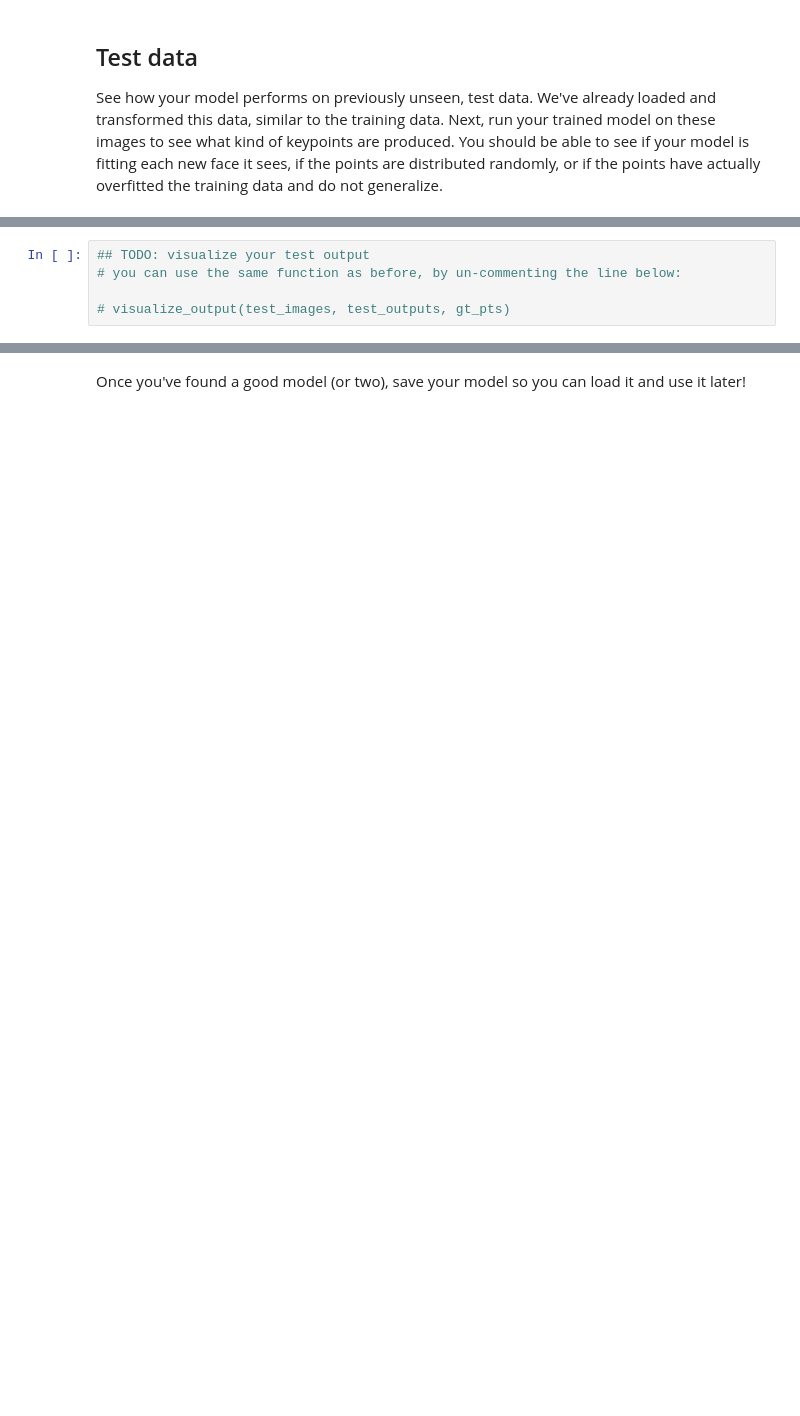
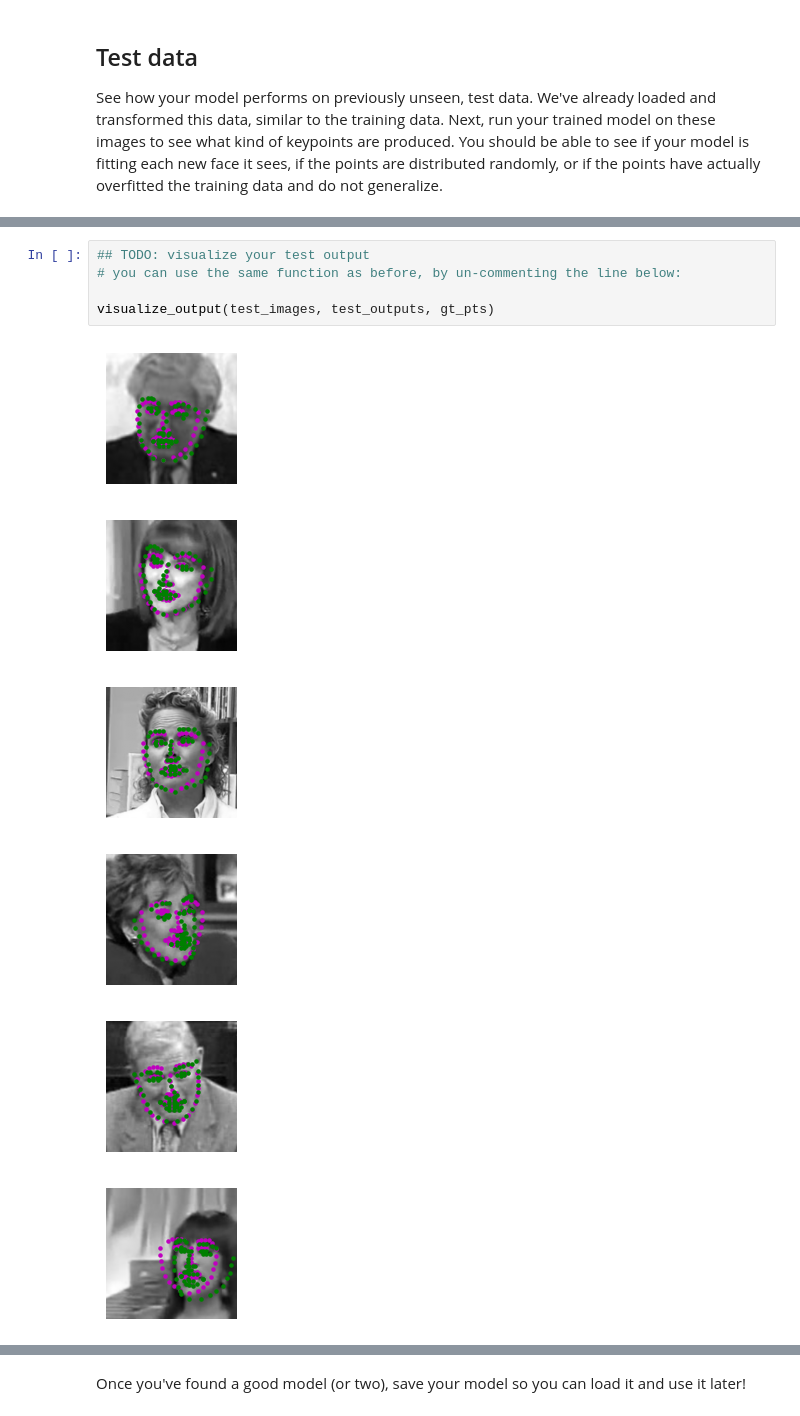
Before and after one commit to stevenijm777/P1_Facial_Keypoints, a Jupyter notebook: 2. Define the Network Architecture.ipynb, the cells around one changed output, grey strips where cells are left out. Saved outputs shown, nothing was run; the diff lists cells and outputs as text; blank space fills up the shorter version.

```diff
--- a/2. Define the Network Architecture.ipynb
+++ b/2. Define the Network Architecture.ipynb
@@ -407,5 +471,12 @@ print(gt_pts.size())
 # %%
 ## TODO: visualize your test output
 # you can use the same function as before, by un-commenting the line below:
 
-# visualize_output(test_images, test_outputs, gt_pts)
+visualize_output(test_images, test_outputs, gt_pts)
+# %% [output]
+[figure, added]
+[figure, added]
+[figure, added]
+[figure, added]
+[figure, added]
+[figure, added]
```
Also changed, not shown: parts of 24 cells of this notebook, 6 other files.
